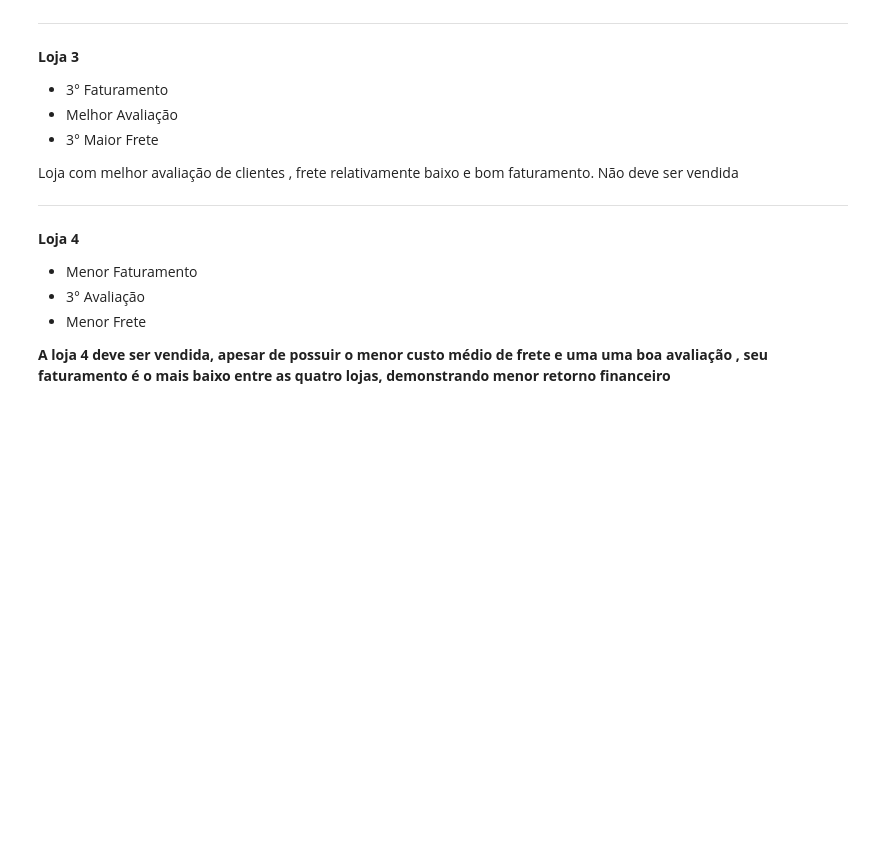
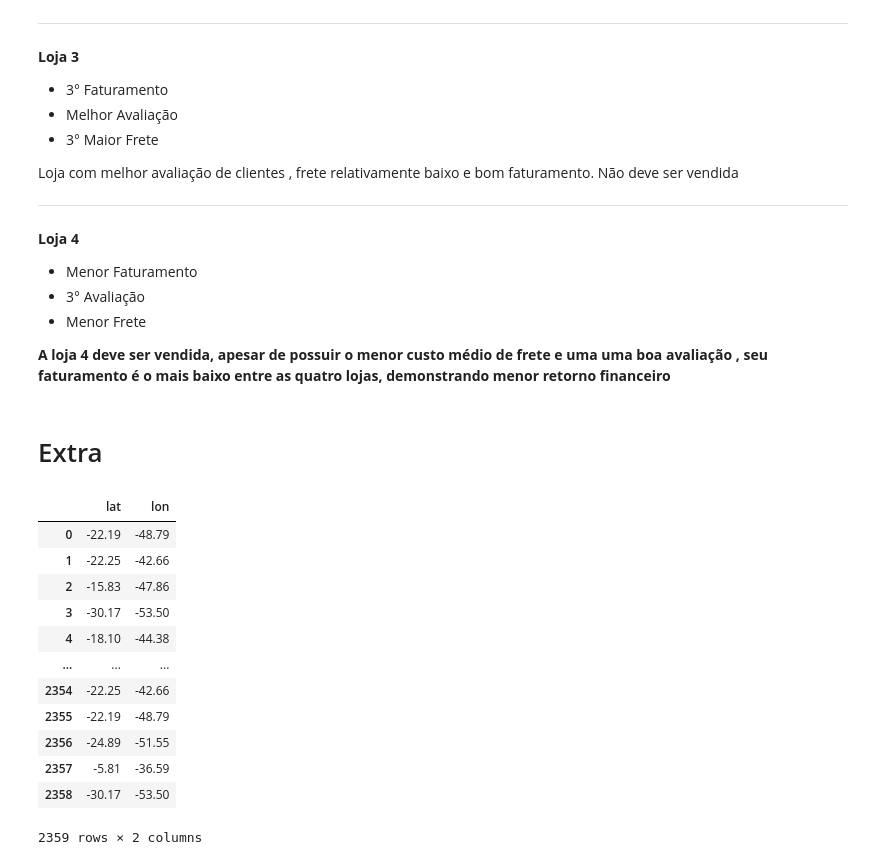
Before and after one commit to rayssasnt/analise-de-dados-com-pandas-e-matplotlib, a Jupyter notebook: AluraStoreBrasil.ipynb, the cells around one changed output. Saved outputs shown, nothing was run; the diff lists cells and outputs as text; code cells hidden in the pictures; blank space fills up the shorter version.

```diff
--- a/AluraStoreBrasil.ipynb
+++ b/AluraStoreBrasil.ipynb
@@ -649,3 +650,22 @@ Loja com melhor avaliação de clientes , frete relativamente baixo e bom fatura
 - Menor Frete
 
 **A loja 4 deve ser vendida, apesar de possuir o menor custo médio de frete e uma uma boa avaliação , seu faturamento é o mais baixo entre as quatro lojas, demonstrando menor retorno financeiro**
+# %% [markdown]
+#  Extra
+# %%
+df = loja[['lat','lon']]
+df
+# %% [output]
+|  | lat | lon |
+| 0 | -22.19 | -48.79 |
+| 1 | -22.25 | -42.66 |
+| 2 | -15.83 | -47.86 |
+| 3 | -30.17 | -53.50 |
+| 4 | -18.10 | -44.38 |
+| ... | ... | ... |
+| 2354 | -22.25 | -42.66 |
+| 2355 | -22.19 | -48.79 |
+| 2356 | -24.89 | -51.55 |
+| 2357 | -5.81 | -36.59 |
+| 2358 | -30.17 | -53.50 |
+2359 rows × 2 columns
```
Also changed, not shown: parts of 4 cells of this notebook.
